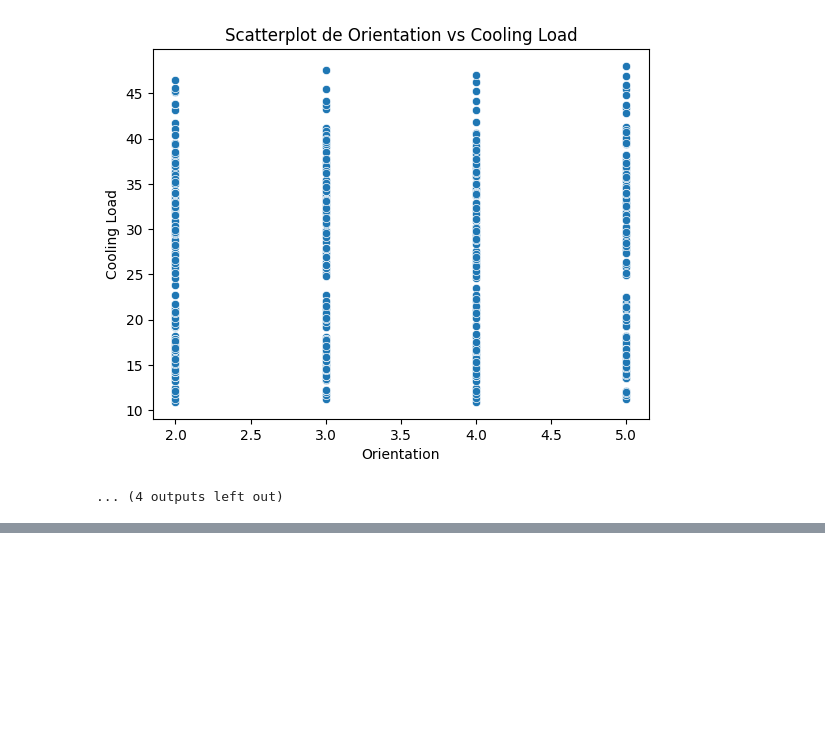
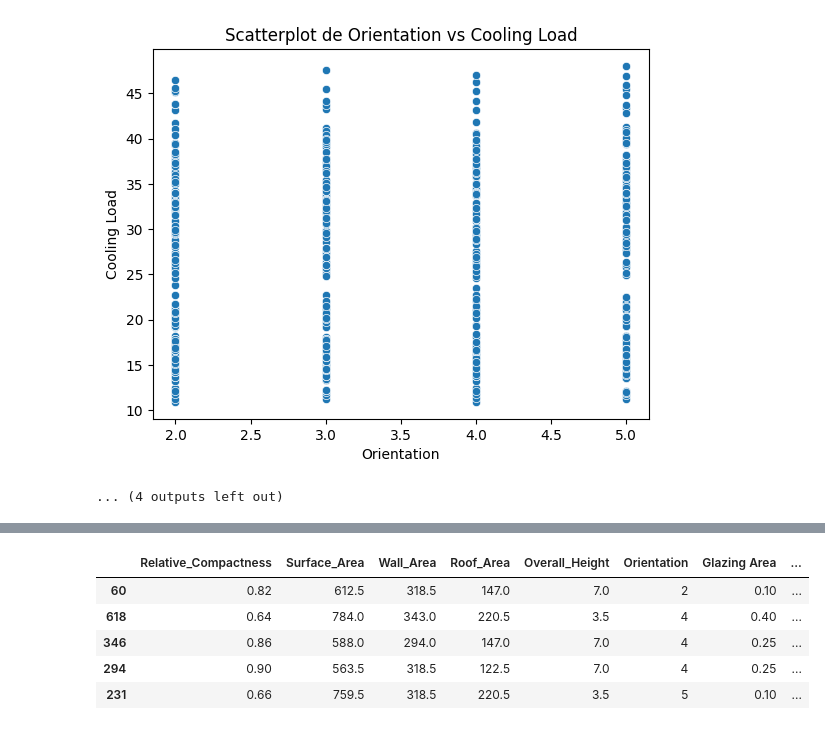
Before and after one commit to jmanuelc87/machine-learning-operations, a Jupyter notebook: mlops/notebooks/Experimental ML Process.ipynb, the cells around one changed output, grey strips where cells are left out. Saved outputs shown, nothing was run; the diff lists cells and outputs as text; code cells hidden in the pictures; blank space fills up the shorter version.

```diff
--- a/mlops/notebooks/Experimental ML Process.ipynb
+++ b/mlops/notebooks/Experimental ML Process.ipynb
@@ -265,0 +253,23 @@ Aspectos destacables:
+# %%
+# 1) Aislamiento de los features
+features = dataset.drop(columns=["Heating Load", "Cooling Load"])
+
+# 2) Aislamiento de las variables objetivo
+cooling_target = dataset[["Cooling Load"]]
+heating_target = dataset[["Heating Load"]]
+# %%
+from sklearn.model_selection import train_test_split
+
+# 1) Segregación para el cooling
+X_train, X_test, cooling_train, cooling_test = train_test_split(features, cooling_target, test_size=0.2, random_state=42)
+
+# 2) Segregación para el heating
+X_train, X_test, heating_train, heating_test = train_test_split(features, heating_target, test_size=0.2, random_state=42)
+X_train.head(n=5)
+# %% [output]
+|  | Relative_Compactness | Surface_Area | Wall_Area | Roof_Area | Overall_Height | Orientation | Glazing Area | ... |
+| 60 | 0.82 | 612.5 | 318.5 | 147.0 | 7.0 | 2 | 0.10 | ... |
+| 618 | 0.64 | 784.0 | 343.0 | 220.5 | 3.5 | 4 | 0.40 | ... |
+| 346 | 0.86 | 588.0 | 294.0 | 147.0 | 7.0 | 4 | 0.25 | ... |
+| 294 | 0.90 | 563.5 | 318.5 | 122.5 | 7.0 | 4 | 0.25 | ... |
+| 231 | 0.66 | 759.5 | 318.5 | 220.5 | 3.5 | 5 | 0.10 | ... |
```
Also changed, not shown: parts of 12 cells of this notebook.
